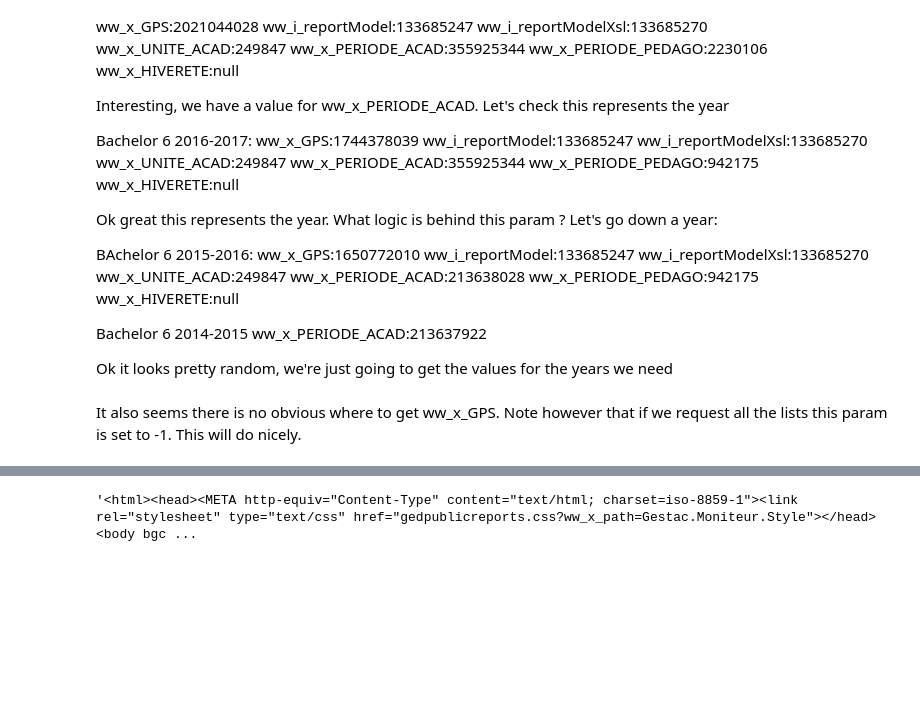
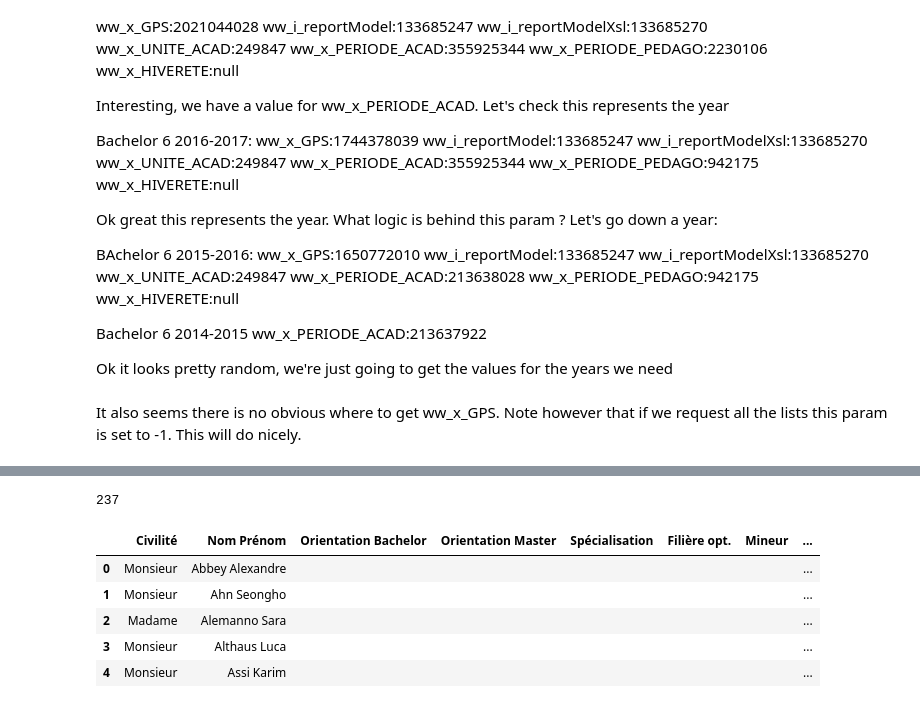
Before and after one commit to fearnleymartin/ada-epfl, a Jupyter notebook: 02 - Data from the Web/Data from the web.ipynb, the cells around one changed output, grey strips where cells are left out. Drawn from its saved outputs; the diff is of its cells as text; code cells hidden in the pictures; blank space fills up the shorter version.

```diff
--- a/02 - Data from the Web/Data from the web.ipynb
+++ b/02 - Data from the Web/Data from the web.ipynb
@@ -196,4 +206,3 @@ assert get_data(bachelor_semestre[1], years['2016-2017']).status_code == 200
 # %%
-get_data(bachelor_semestre[1], years['2016-2017']).text
+data = get_data(bachelor_semestre[1], years['2016-2017'])
+soup = BeautifulSoup(data.text, 'html.parser')
-# %% [output]
-'<html><head><META http-equiv="Content-Type" content="text/html; charset=iso-8859-1"><link rel="stylesheet" type="text/css" href="gedpublicreports.css?ww_x_path=Gestac.Moniteur.Style"></head><body bgc ...
@@ -199,0 +211,4 @@ get_data(bachelor_semestre[1], years['2016-2017']).text
+# %%
+len(soup.table)
+# %% [output]
+237
@@ -199,0 +226,9 @@ get_data(bachelor_semestre[1], years['2016-2017']).text
+# %%
+df.head()
+# %% [output]
+|  | Civilité | Nom Prénom | Orientation Bachelor | Orientation Master | Spécialisation | Filière opt. | Mineur | ... |
+| 0 | Monsieur | Abbey Alexandre |  |  |  |  |  | ... |
+| 1 | Monsieur | Ahn Seongho |  |  |  |  |  | ... |
+| 2 | Madame | Alemanno Sara |  |  |  |  |  | ... |
+| 3 | Monsieur | Althaus Luca |  |  |  |  |  | ... |
+| 4 | Monsieur | Assi Karim |  |  |  |  |  | ... |
```
Also changed, not shown: parts of 11 cells of this notebook, 1 other file.
